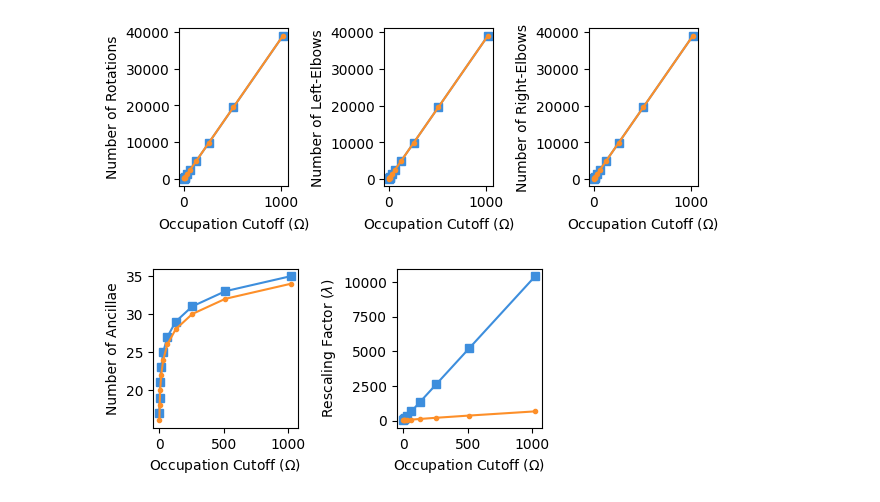
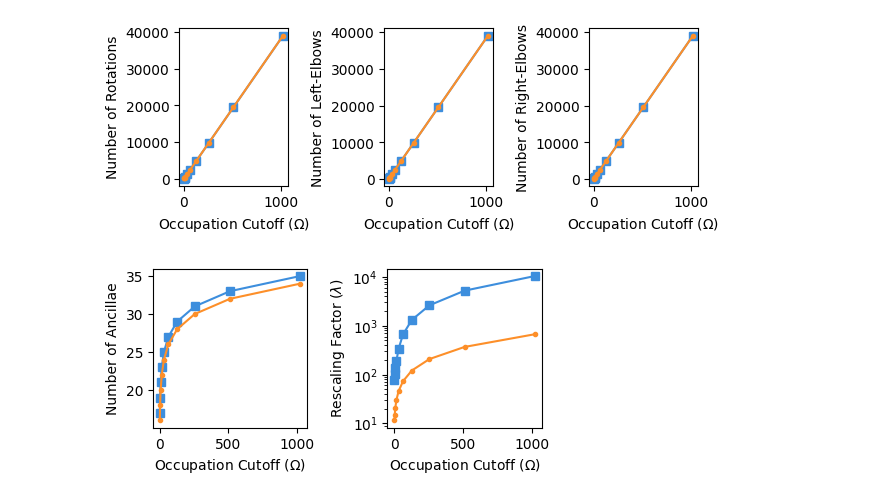
Before and after one commit to Tufts-QIQC/LOBE, a Jupyter notebook: notebooks/better_yukawa.ipynb, the cells around one changed output. Drawn from its saved outputs; the diff is of its cells as text; code cells hidden in the pictures.

```diff
--- a/notebooks/better_yukawa.ipynb
+++ b/notebooks/better_yukawa.ipynb
@@ -506,22 +510,24 @@ plt.savefig("../manuscript/figures/yukawa_hamiltonian_gates_vs_omega.pdf", dpi=6
 # %%
 fig, axes = plt.subplots(1, 2, figsize=(12 / 2.54, 6 / 2.54))
 
 # axes[0].plot(occupation_cutoff_range, numbers_of_qubits_usp, color=BLUE, marker='s', alpha = 1)
 # axes[0].plot(occupation_cutoff_range, numbers_of_qubits_asp, color=ORANGE, marker='.', alpha = 1)
 # axes[0].set_ylabel("Number of Qubits")
 # axes[0].set_xlabel("Occupation Cutoff ($\\Omega$)")
 
 axes[0].plot(occupation_cutoff_range, numbers_of_ancillae_usp, color=BLUE, marker='s', alpha = 1)
 axes[0].plot(occupation_cutoff_range, numbers_of_ancillae_asp, color=ORANGE, marker='.', alpha = 1)
 axes[0].set_ylabel("Number of Ancillae")
 axes[0].set_xlabel("Occupation Cutoff ($\\Omega$)")
 
 axes[1].plot(occupation_cutoff_range, rescaling_factors_usp, color=BLUE, marker='s', alpha = 1)
 axes[1].plot(occupation_cutoff_range, rescaling_factors_asp, color=ORANGE, marker='.', alpha = 1)
 axes[1].set_ylabel("Rescaling Factor ($\\lambda$)")
 axes[1].set_xlabel("Occupation Cutoff ($\\Omega$)")
+axes[1].set_yscale("log")
+# axes[1].set_xscale("log")
 
 plt.tight_layout()
 plt.savefig("../manuscript/figures/yukawa_hamiltonian_qubits_and_rescaling_vs_omega.pdf", dpi=600)
 # %% [output]
-[figure, old version]
+[figure, new version]
```
Also changed, not shown: parts of 4 cells of this notebook, 18 other files.
